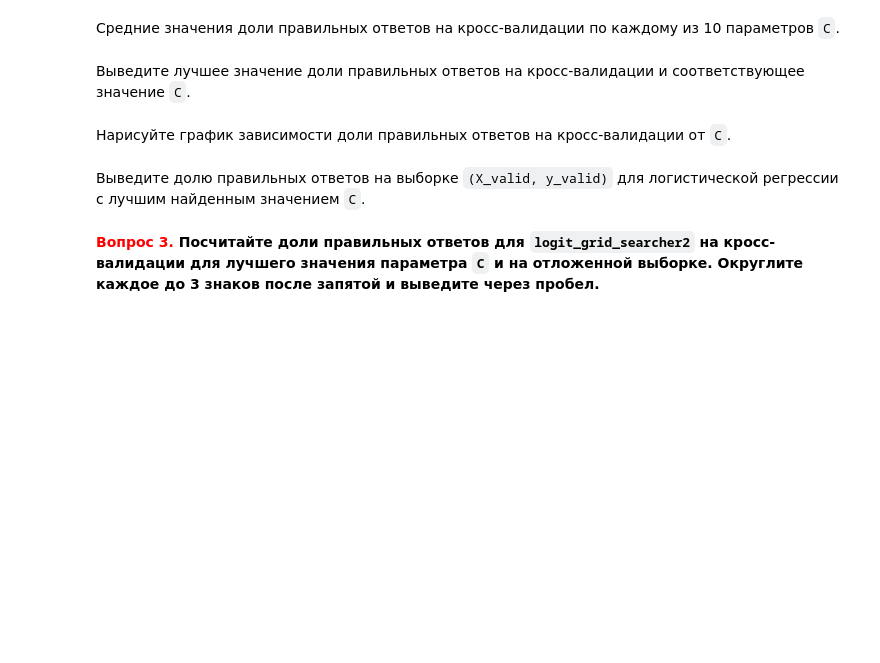
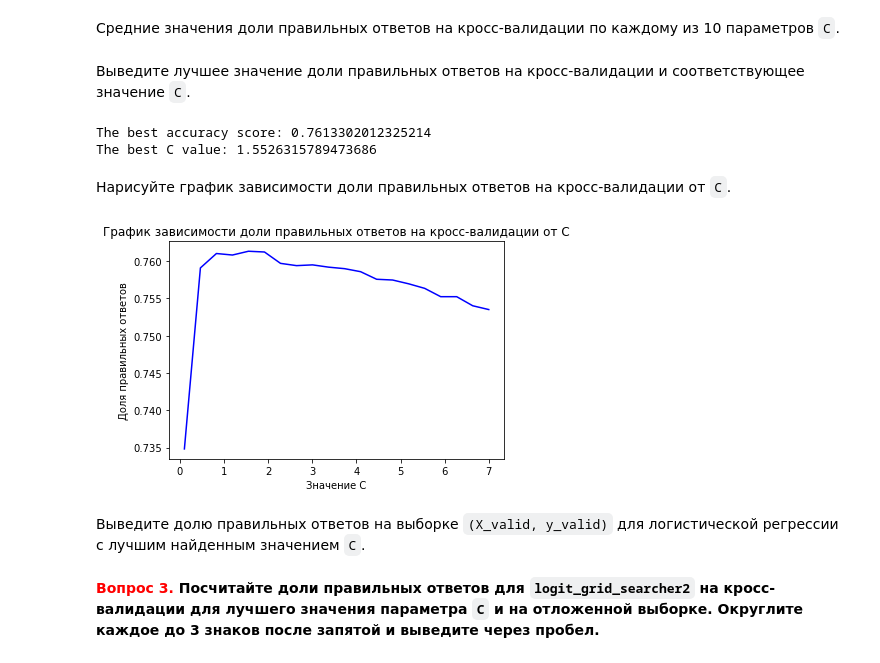
Before and after one commit to umshtm/ML-DA-Coursera-MIPT-Yandex, a Jupyter notebook: 6 - Final projects/Identification of internet users/week4_training/week4_training.ipynb, the cells around one changed output. Drawn from its saved outputs; the diff is of its cells as text; code cells hidden in the pictures; blank space fills up the shorter version.

```diff
--- a/6 - Final projects/Identification of internet users/week4_training/week4_training.ipynb
+++ b/6 - Final projects/Identification of internet users/week4_training/week4_training.ipynb
@@ -197,5 +227,7 @@ plt.plot(logit_c_values1, logit_mean_cv_scores1);
 %%time
 logit_c_values2 = np.linspace(0.1, 7, 20)
 
-logit_grid_searcher2 = LogisticRegressionCV ''' ВАШ КОД ЗДЕСЬ '''
+logit_grid_searcher2 = LogisticRegressionCV(Cs=logit_c_values2,
+                                            multi_class='multinomial',
+                                            cv=skf, random_state=17)
 logit_grid_searcher2.fit(X_train, y_train)
@@ -206,2 +245,4 @@ logit_grid_searcher2.fit(X_train, y_train)
+# %%
+logit_mean_cv_scores2 = np.mean(list(logit_grid_searcher2.scores_.values())[0], axis=0)
 # %% [markdown]
 Выведите лучшее значение доли правильных ответов на кросс-валидации и соответствующее значение `C`.
@@ -210,2 +249,10 @@ logit_grid_searcher2.fit(X_train, y_train)
+# %%
+best_accuracy_score2 = max(logit_mean_cv_scores2)
+print('The best accuracy score: {}'.format(best_accuracy_score2))
+best_c_value2 = logit_grid_searcher2.Cs_[np.argmax(logit_mean_cv_scores2)]
+print('The best C value: {}'.format(best_c_value2))
+# %% [output]
+The best accuracy score: 0.7613302012325214
+The best C value: 1.5526315789473686
 # %% [markdown]
 Нарисуйте график зависимости доли правильных ответов на кросс-валидации от `C`.
@@ -214,2 +259,10 @@ plt.plot(logit_c_values2, logit_mean_cv_scores2);
+# %%
+plt.plot(logit_c_values2, logit_mean_cv_scores2, color='blue')
+plt.title('График зависимости доли правильных ответов на кросс-валидации от С')
+plt.xlabel('Значение С')
+plt.ylabel('Доля правильных ответов')
+plt.show()
+# %% [output]
+[figure, added]
 # %% [markdown]
 Выведите долю правильных ответов на выборке `(X_valid, y_valid)` для логистической регрессии с лучшим найденным значением `C`.
```
Also changed, not shown: parts of 21 cells of this notebook, 1 other file.
